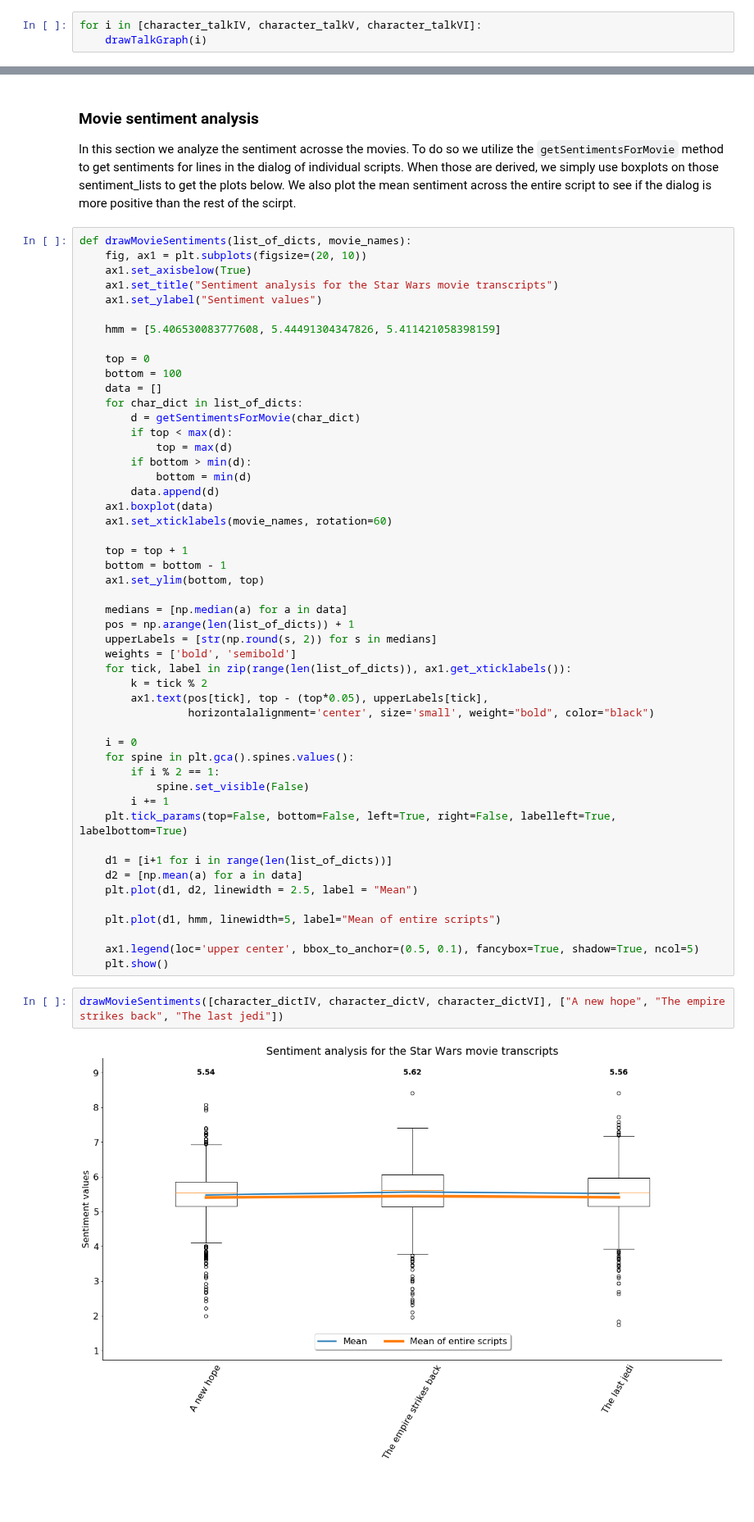
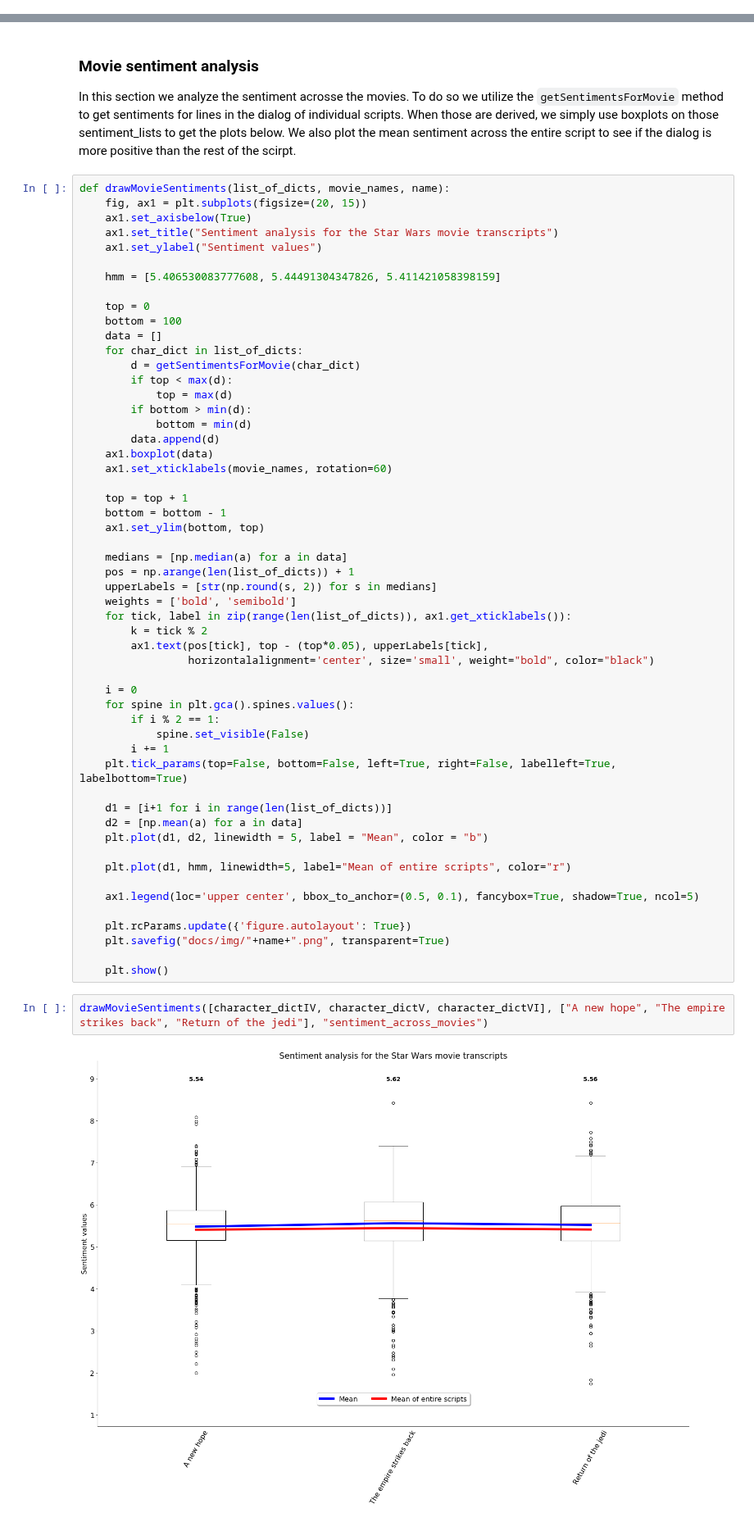
Before and after one commit to JacobPjetursson/Social_Graphs_Wookiepedia, a Jupyter notebook: MovieProcessing.ipynb, the cells around one changed output, grey strips where cells are left out. Shown at 82% size. Drawn from its saved outputs; the diff is of its cells as text; blank space fills up the shorter version.

Commit message:
Sentiment page updated

````diff
--- a/MovieProcessing.ipynb
+++ b/MovieProcessing.ipynb
@@ -63,4 +65 @@ def drawTalkGraph(talk):
     plt.show()
-# %%
-for i in [character_talkIV, character_talkV, character_talkVI]:
-    drawTalkGraph(i)
@@ -221,8 +234,8 @@ def getSentimentsForMovie(character_dict):
 ### Movie sentiment analysis
 In this section we analyze the sentiment acrosse the movies. To do so we utilize the ```getSentimentsForMovie``` method to get sentiments for lines in the dialog of individual scripts. When those are derived, we simply use boxplots on those sentiment_lists to get the plots below. We also plot the mean sentiment across the entire script to see if the dialog is more positive than the rest of the scirpt.
 # %%
-def drawMovieSentiments(list_of_dicts, movie_names):
-    fig, ax1 = plt.subplots(figsize=(20, 10))
+def drawMovieSentiments(list_of_dicts, movie_names, name):
+    fig, ax1 = plt.subplots(figsize=(20, 15))
     ax1.set_axisbelow(True)
     ax1.set_title("Sentiment analysis for the Star Wars movie transcripts")
     ax1.set_ylabel("Sentiment values")
@@ -264,16 +277,20 @@ def drawMovieSentiments(list_of_dicts, movie_names):
 
     d1 = [i+1 for i in range(len(list_of_dicts))]
     d2 = [np.mean(a) for a in data]
-    plt.plot(d1, d2, linewidth = 2.5, label = "Mean")
+    plt.plot(d1, d2, linewidth = 5, label = "Mean", color = "b")
 
-    plt.plot(d1, hmm, linewidth=5, label="Mean of entire scripts")
+    plt.plot(d1, hmm, linewidth=5, label="Mean of entire scripts", color="r")
 
     ax1.legend(loc='upper center', bbox_to_anchor=(0.5, 0.1), fancybox=True, shadow=True, ncol=5)
+
+    plt.rcParams.update({'figure.autolayout': True})
+    plt.savefig("docs/img/"+name+".png", transparent=True)
+
     plt.show()
 # %%
-drawMovieSentiments([character_dictIV, character_dictV, character_dictVI], ["A new hope", "The empire strikes back", "The last jedi"])
+drawMovieSentiments([character_dictIV, character_dictV, character_dictVI], ["A new hope", "The empire strikes back", "Return of the jedi"], "sentiment_across_movies")
 # %% [output]
-[figure, old version]
+[figure, new version]
 # %%
 def getCharacterMeanSTDSentiment(char, character_dict):
     c = getSentimentsForCharacter(char, character_dict)
````
Also changed, not shown: parts of 12 cells of this notebook, 21 other files.
